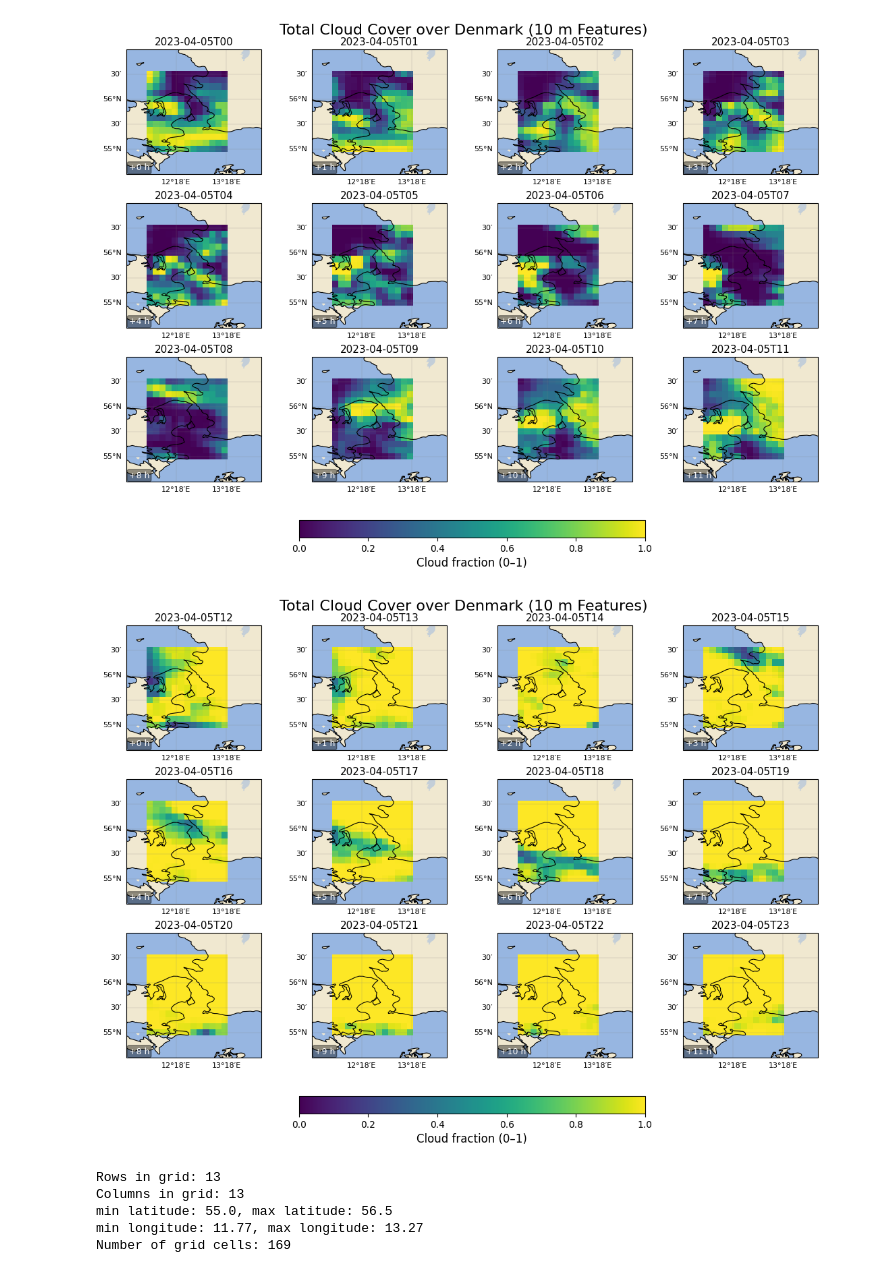
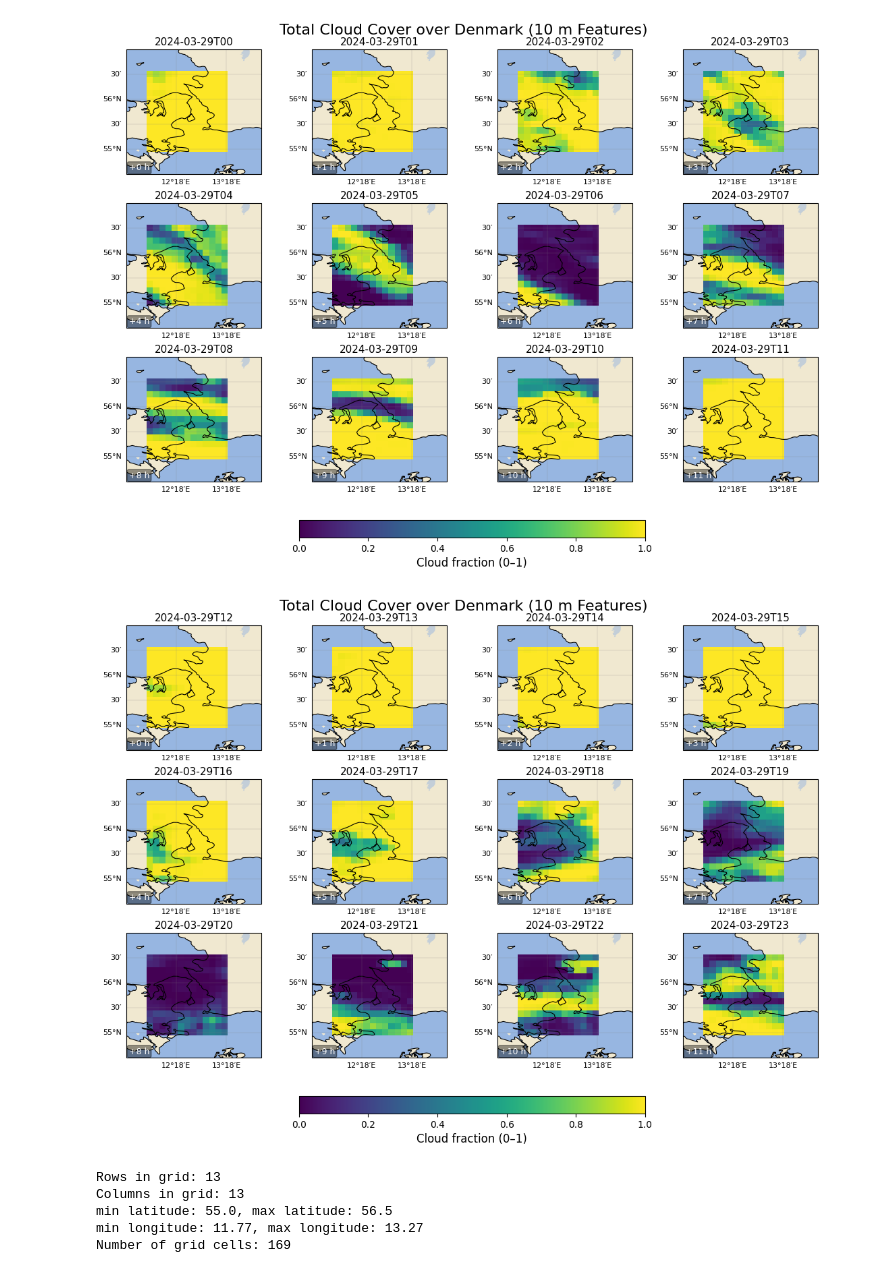
Before and after one commit to LucasDJensen/Solar-Irradiance-Nowcasting, a Jupyter notebook: ecmwf/data.ipynb, the cells around one changed output. Drawn from its saved outputs; the diff is of its cells as text; code cells hidden in the pictures.

```diff
--- a/ecmwf/data.ipynb
+++ b/ecmwf/data.ipynb
@@ -35,5 +35,5 @@ Data variables:
 # %%
-chosen_date = '2023-04-05'
+chosen_date = '2024-03-29'
 timestamps = ds.sel(time=chosen_date).time.values
 time_idx = 0
 for ts in timestamps:
@@ -92,35 +92,35 @@ for ts in timestamps:
         gl.ylabel_style = {'size': 8}
 
         # 8. Per‐panel title and +h annotation
         vt_str = np.datetime_as_string(da['valid_time'].values, unit='h')
         ax.set_title(vt_str, fontsize=11, pad=4)
         ax.text(
             0.02, 0.03, f'+{step} h',
             transform=ax.transAxes,
             fontsize=9, color='white',
             bbox=dict(facecolor='black', alpha=0.4, boxstyle='round,pad=0.2')
         )
 
     # 9. Shared horizontal colorbar
     cbar = fig.colorbar(
         im, ax=axes.tolist(),
         orientation='horizontal',
         fraction=0.04, pad=0.06,
         ticks=np.linspace(vmin, vmax, 6)
     )
     cbar.set_label('Cloud fraction (0–1)', fontsize=12)
     cbar.ax.tick_params(labelsize=10)
 
     # 10. Super‐title
     fig.suptitle('Total Cloud Cover over Denmark (10 m Features)', fontsize=16, y=1.02)
 
     # 11. Save & show
     # plt.savefig('denmark_tcc_10m_nicer.png', dpi=300, bbox_inches='tight')
     plt.show()
     time_idx += 1
 # %% [output]
-[figure, old version]
+[figure, new version]
-[figure, old version]
+[figure, new version]
 # %%
 import pandas as pd
 # build a grid of all latitude × longitude pairs and assign unique IDs
```
Also changed, not shown: parts of 6 cells of this notebook, 54 other files.
